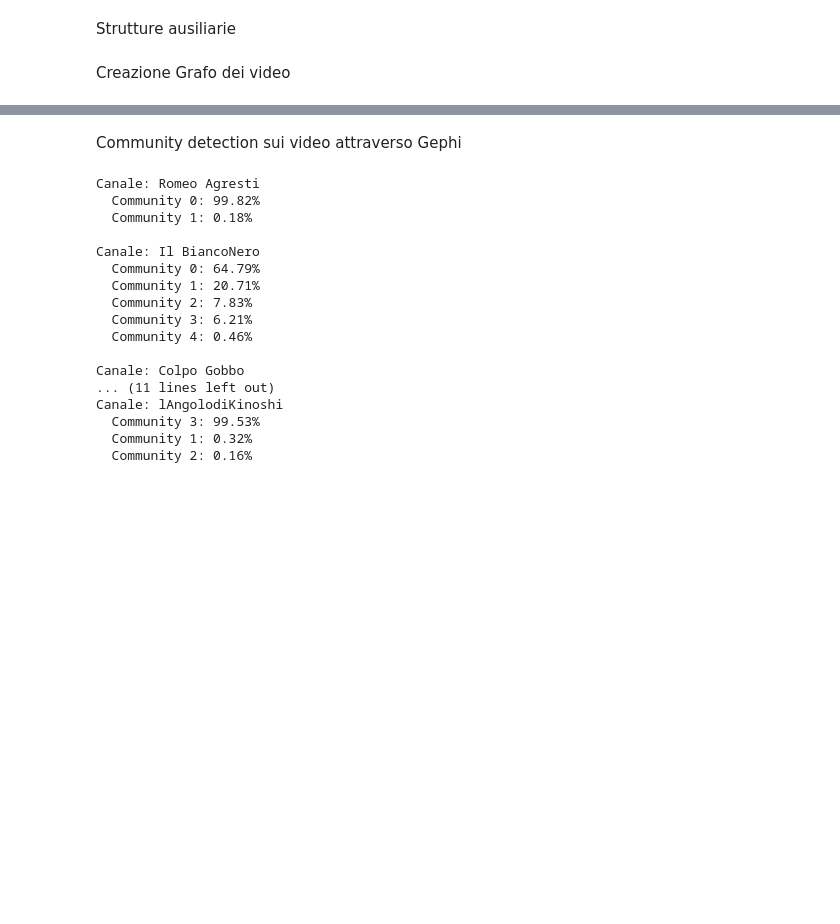
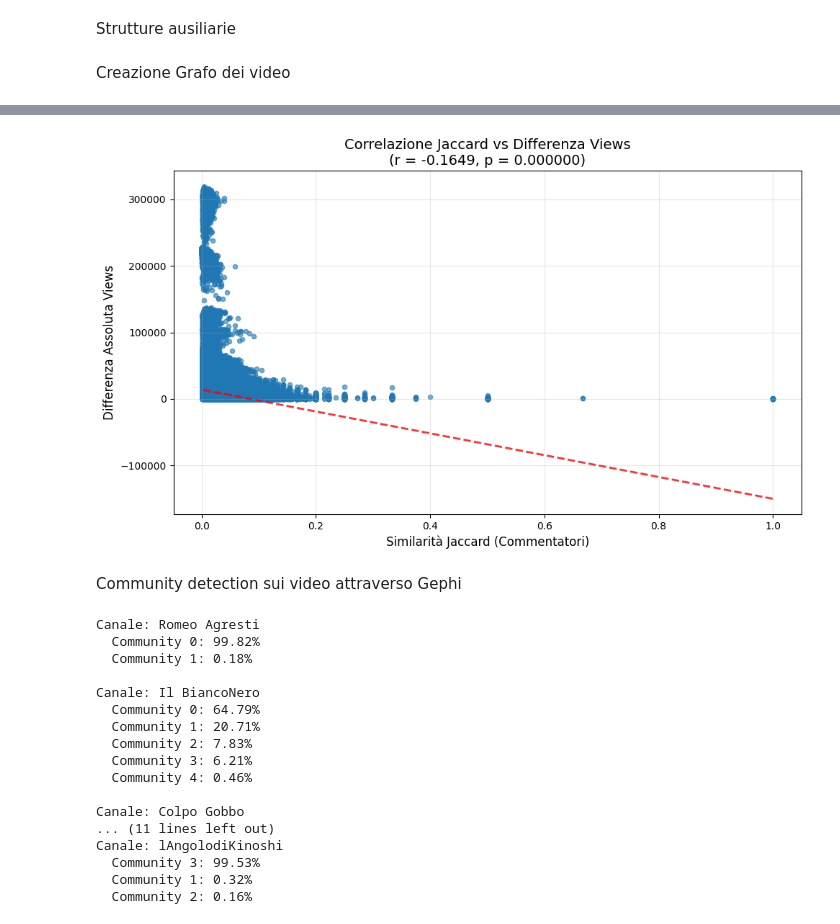
Before and after one commit to pizoz/SocialMediaMining, a Jupyter notebook: consegna/network_analysis.ipynb, the cells around one changed output, grey strips where cells are left out. Cells and saved outputs as stored; diff of their text form; code cells hidden in the pictures; blank space fills up the shorter version.

```diff
--- a/consegna/network_analysis.ipynb
+++ b/consegna/network_analysis.ipynb
@@ -124,6 +124,16 @@ def comment_to_video_id(channels):
                 comment_to_video_id[row["Comment ID"]] = row["Video ID"]
     return comment_to_video_id
 
+def video_to_views(channels):
+    video_to_views = defaultdict(int)
+    for channel in channels:
+        with open(f"../progetto/video_ids_{channel}_with_views.csv", "r") as csvfile:
+            reader = csv.DictReader(csvfile)
+            for row in reader:
+                video_id = row["Video ID"]
+                views = int(row["Views"])
+                video_to_views[video_id] = views
+    return video_to_views
 
 Channel_of = video_id_to_channel(channels)
 Videos_of = channel_to_video_id(channels)
@@ -133,6 +143,7 @@ Videos_commented_by = user_to_video_id(channels)
 Channels_commented_by = commenter_to_channels(channels)
 Comments_of_channel = channel_to_comments(channels)
 Date_of_video = video_to_date(channels)
+Views_of_video = video_to_views(channels)
 # %% [markdown]
 Creazione Grafo dei video
 # %%
@@ -159,3 +170,79 @@ len(G.nodes), len(G.edges)
 nx.write_gexf(G,"cocommentatori_1.gexf")
 # %%
 G = nx.read_gexf("../progetto/cocommentatori_1.gexf")
+# %%
+for n in G.nodes:
+    G.nodes[n]['views'] = Views_of_video[n]
+# %%
+import pandas as pd
+from scipy.stats import pearsonr
+from scipy.spatial.distance import jaccard
+
+# Calcolo della matrice di correlazione tra similarità Jaccard e differenza views
+def calculate_jaccard_views_correlation():
+    jaccard_similarities = []
+    view_differences = []
+
+    # Per ogni edge nel grafo
+    for edge in G.edges(data=True):
+        node1, node2, data = edge
+
+        # Calcolo similarità Jaccard sui commentatori
+        commenters1 = Commenters_of_video[node1]
+        commenters2 = Commenters_of_video[node2]
+
+        # Jaccard similarity = |intersection| / |union|
+        intersection = len(commenters1.intersection(commenters2))
+        union = len(commenters1.union(commenters2))
+        jaccard_sim = intersection / union if union > 0 else 0
+
+        # Differenza assoluta nelle visualizzazioni
+        views1 = Views_of_video[node1]
+        views2 = Views_of_video[node2]
+        view_diff = abs(views1 - views2)
+
+        jaccard_similarities.append(jaccard_sim)
+        view_differences.append(view_diff)
+
+    return jaccard_similarities, view_differences
+
+# Calcolo dei dati
+jaccard_sims, view_diffs = calculate_jaccard_views_correlation()
+
+# Calcolo correlazione di Pearson
+correlation, p_value = pearsonr(jaccard_sims, view_diffs)
+
+print(f"=== Correlazione Similarità Jaccard vs Differenza Views ===")
+print(f"Correlazione di Pearson: {correlation:.4f}")
+print(f"P-value: {p_value:.6f}")
+print(f"Numero di coppie analizzate: {len(jaccard_sims)}")
+
+# Statistiche descrittive
+print(f"\n=== Statistiche Similarità Jaccard ===")
+print(f"Media: {np.mean(jaccard_sims):.4f}")
+print(f"Mediana: {np.median(jaccard_sims):.4f}")
+print(f"Min: {np.min(jaccard_sims):.4f}")
+print(f"Max: {np.max(jaccard_sims):.4f}")
+
+print(f"\n=== Statistiche Differenza Views ===")
+print(f"Media: {np.mean(view_diffs):.0f}")
+print(f"Mediana: {np.median(view_diffs):.0f}")
+print(f"Min: {np.min(view_diffs):.0f}")
+print(f"Max: {np.max(view_diffs):.0f}")
+
+# Visualizzazione scatter plot
+plt.figure(figsize=(10, 6))
+plt.scatter(jaccard_sims, view_diffs, alpha=0.6, s=20)
+plt.xlabel('Similarità Jaccard (Commentatori)', fontsize=12)
+plt.ylabel('Differenza Assoluta Views', fontsize=12)
+plt.title(f'Correlazione Jaccard vs Differenza Views\n(r = {correlation:.4f}, p = {p_value:.6f})', fontsize=14)
+plt.grid(True, alpha=0.3)
+
+# Linea di tendenza
+z = np.polyfit(jaccard_sims, view_diffs, 1)
+p = np.poly1d(z)
+plt.plot(jaccard_sims, p(jaccard_sims), "r--", alpha=0.8, linewidth=2)
+
+plt.tight_layout()
+plt.show()
+# %% [output]
@@ -162,3 +265,4 @@ G = nx.read_gexf("../progetto/cocommentatori_1.gexf")
+[figure, added]
 # %% [markdown]
 Community detection sui video attraverso Gephi
 # %%
```
Also changed, not shown: parts of 4 cells of this notebook, 3 other files.
